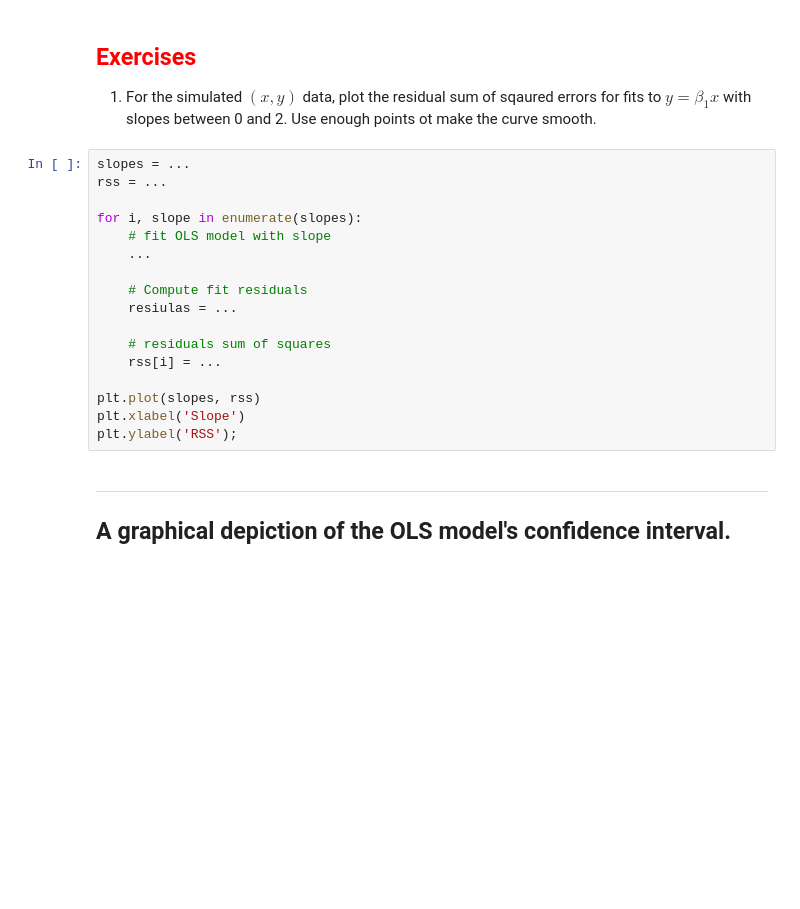
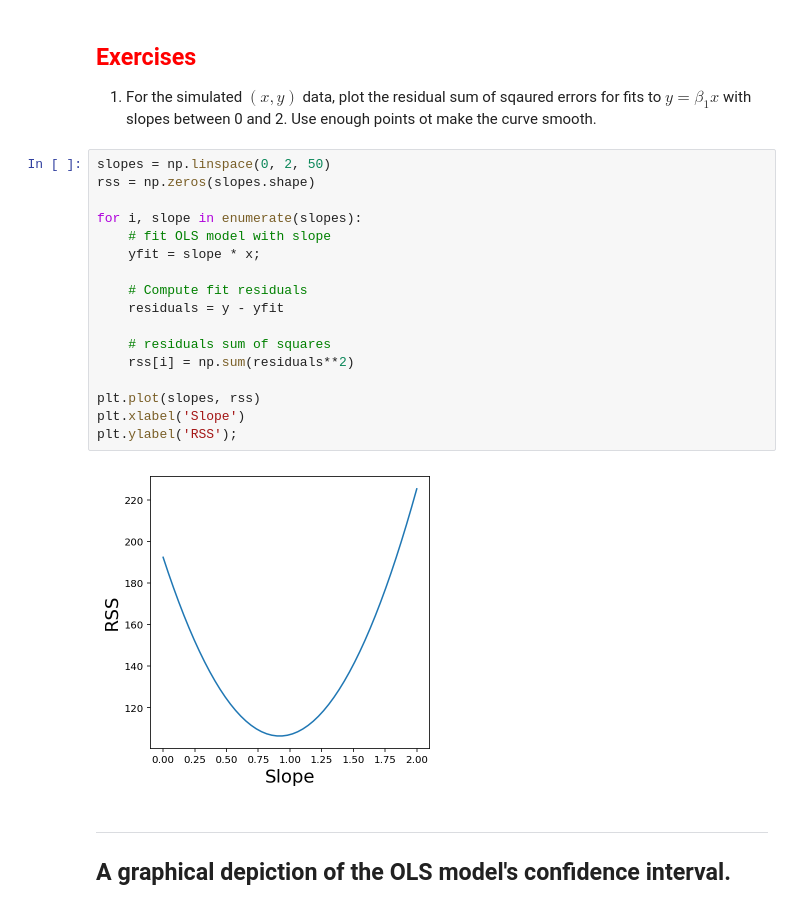
Before and after one commit to marcel-goldschen-ohm/NEU-337-Spring-2020, a Jupyter notebook: lectures/Apr-09-R-linear_regression/simple_linear_regression.ipynb, the cells around one changed output. Drawn from its saved outputs; the diff is of its cells as text; blank space fills up the shorter version.

```diff
--- a/lectures/Apr-09-R-linear_regression/simple_linear_regression.ipynb
+++ b/lectures/Apr-09-R-linear_regression/simple_linear_regression.ipynb
@@ -283,22 +283,24 @@ R2 = 0.44
 
 1. For the simulated $(x, y)$ data, plot the residual sum of sqaured errors for fits to $y = \beta_1 x$ with slopes between 0 and 2. Use enough points ot make the curve smooth.
 # %%
-slopes = ...
-rss = ...
+slopes = np.linspace(0, 2, 50)
+rss = np.zeros(slopes.shape)
 
 for i, slope in enumerate(slopes):
     # fit OLS model with slope
-    ...
+    yfit = slope * x;
 
     # Compute fit residuals
-    resiulas = ...
+    residuals = y - yfit
 
     # residuals sum of squares
-    rss[i] = ...
+    rss[i] = np.sum(residuals**2)
 
 plt.plot(slopes, rss)
 plt.xlabel('Slope')
 plt.ylabel('RSS');
+# %% [output]
+[figure, added]
 # %% [markdown]
 ---
 ## A graphical depiction of the OLS model's confidence interval.
```
Also changed, not shown: parts of 2 cells of this notebook, 42 other files.
